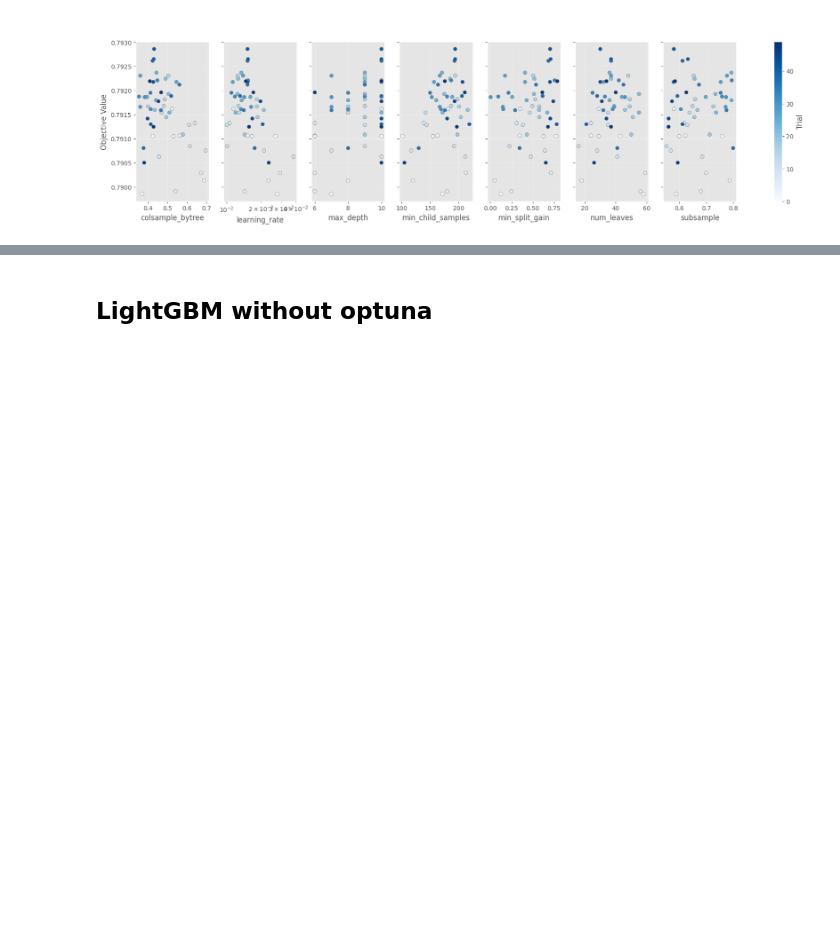
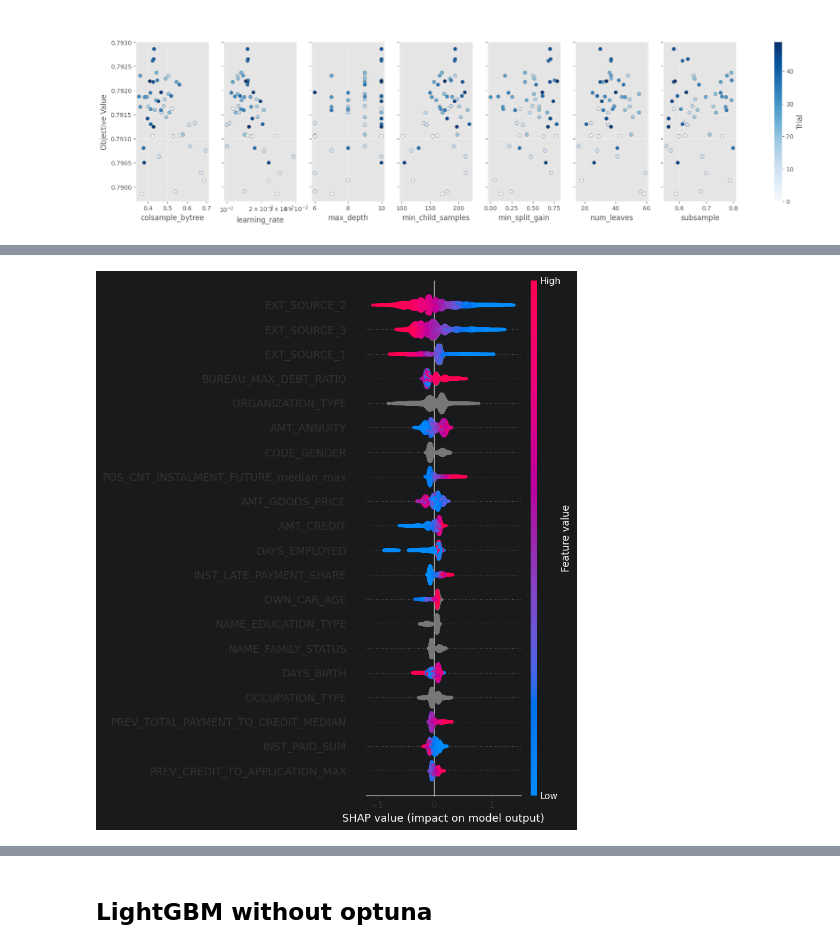
Before and after one commit to USL99/home-credit-default-risk, a Jupyter notebook: notebooks/04_model_tuning.ipynb, the cells around one changed output, grey strips where cells are left out. Saved outputs shown, nothing was run; the diff lists cells and outputs as text; code cells hidden in the pictures; blank space fills up the shorter version.

```diff
--- a/notebooks/04_model_tuning.ipynb
+++ b/notebooks/04_model_tuning.ipynb
@@ -49,21 +49,9 @@ print(bad_cols[:20])
 Колонок с запрещёнными символами: 14
 ['PREV_NAME_TYPE_SUITE_Spouse, partner_COUNT', 'PREV_PRODUCT_COMBINATION_Cash Street: high_COUNT', 'PREV_PRODUCT_COMBINATION_Cash Street: low_COUNT', 'PREV_PRODUCT_COMBINATION_Cash Street: middle_COUN ...
 # %%
-clean_cols = [
-    re.sub(
-        r'[^A-Za-z0-9_]+',
-        '_',
-        str(col)
-    )
-    for col in X_train.columns
-]
+clean_cols = [re.sub(r'[^A-Za-z0-9_]+', '_', str(col)) for col in X_train.columns]
 
-print(
-    "Дубликатов после очистки:",
-    len(clean_cols) - len(set(clean_cols))
-)
-
-assert len(clean_cols) == len(set(clean_cols))
+print("Дубликатов после очистки:", len(clean_cols) - len(set(clean_cols)))
 # %% [output]
 Дубликатов после очистки: 0
 # %%
@@ -314,13 +230,22 @@ best_iteration_lgbm = (study_lgbm_stage2.best_trial.user_attrs["best_iteration"]
 print("Best iteration-2:", best_iteration_lgbm)
 # %% [output]
 Best iteration-2: 1925
+# %%
+best_params = {
+    'max_depth': 10,
+ 'num_leaves': 30,
+ 'learning_rate': 0.015220942890410365,
+ 'min_child_samples': 194,
+ 'min_split_gain': 0.7038580548468286,
+ 'subsample': 0.5799009823000935,
+ 'colsample_bytree': 0.4311082776233844}
 # %%
 %%time
 
 lgbm_optuna = lgb.LGBMClassifier(
     objective = "binary",
     n_estimators = 3000,
-    **study_lgbm_stage2.best_params,
+    **best_params,
     subsample_freq = 1,
     class_weight="balanced",
     random_state = 42,
@@ -328,7 +253,7 @@ lgbm_optuna = lgb.LGBMClassifier(
     verbosity = -1
 )
 
-lgbm_optuna.fit(X_train, y_train, eval_X=X_val, eval_y=y_val, eval_metric = "auc", categorical_feature=cat_cols, callbacks=[early_stopping(stopping_rounds=100, first_metric_only=True, verbose=False), log_evaluation(0)])
+lgbm_optuna.fit(X_train, y_train, eval_X=X_val, eval_y=y_val, eval_metric = "auc", categorical_feature=cat_cols, callbacks=[early_stopping(stopping_rounds=100, first_metric_only=True, verbose=True), log_evaluation(0)])
 lgbm_optuna_proba = lgbm_optuna.predict_proba(X_val, num_iteration = lgbm_optuna.best_iteration_)[:, 1]
 threshold = 0.5
 lgbm_optuna_pred = (lgbm_optuna_proba >= threshold).astype(int)
@@ -407,0 +355,9 @@ plt.show()
+# %%
+import shap
+
+explainer = shap.TreeExplainer(lgbm_optuna)
+shap_val = explainer(X_val)
+# %%
+shap.summary_plot(shap_val, features=X_val)
+# %% [output]
+[figure, added]
```
Also changed, not shown: parts of 11 cells of this notebook, 1 other file.
